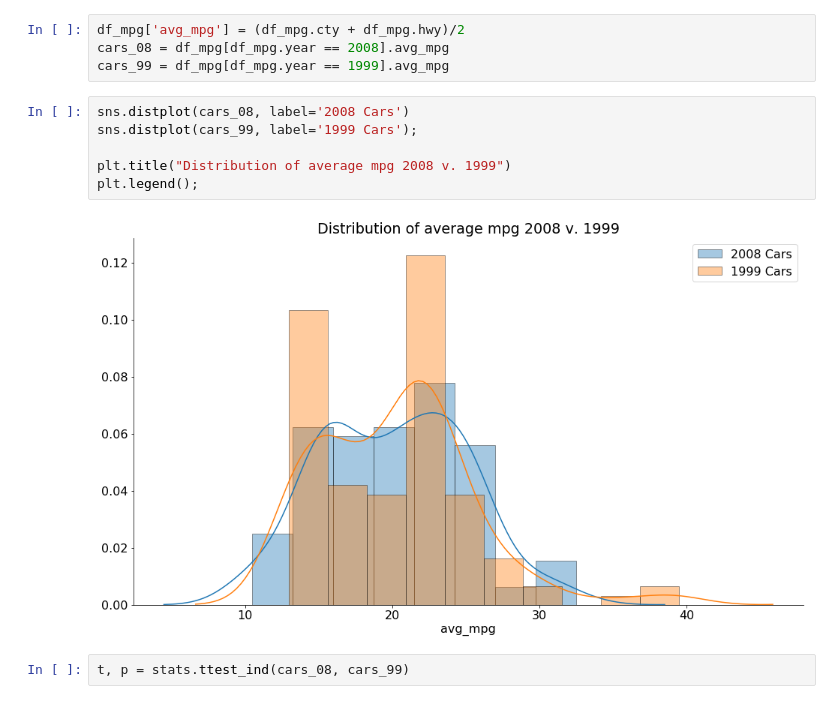
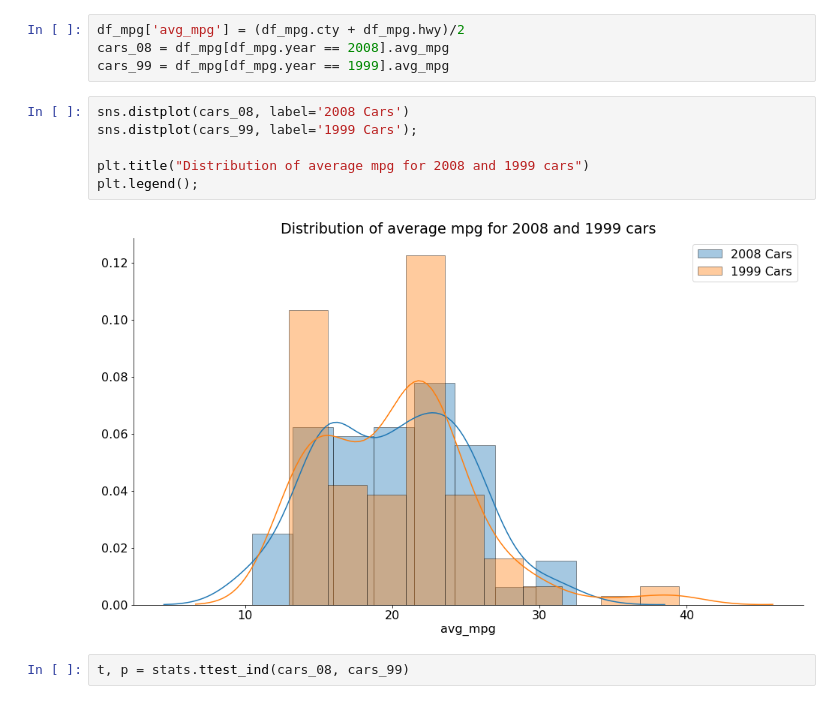
Before and after one commit to Promeos/statistics-exercises, a Jupyter notebook: hypothesis_testing.ipynb, the cells around one changed output. Drawn from its saved outputs; the diff is of its cells as text.

```diff
--- a/hypothesis_testing.ipynb
+++ b/hypothesis_testing.ipynb
@@ -215,11 +216,11 @@ cars_99 = df_mpg[df_mpg.year == 1999].avg_mpg
 # %%
 sns.distplot(cars_08, label='2008 Cars')
 sns.distplot(cars_99, label='1999 Cars');
 
-plt.title("Distribution of average mpg 2008 v. 1999")
+plt.title("Distribution of average mpg for 2008 and 1999 cars")
 plt.legend();
 # %% [output]
-[figure, old version]
+[figure, new version]
 # %%
 t, p = stats.ttest_ind(cars_08, cars_99)
 # %%
```
Also changed, not shown: parts of 30 cells of this notebook.
